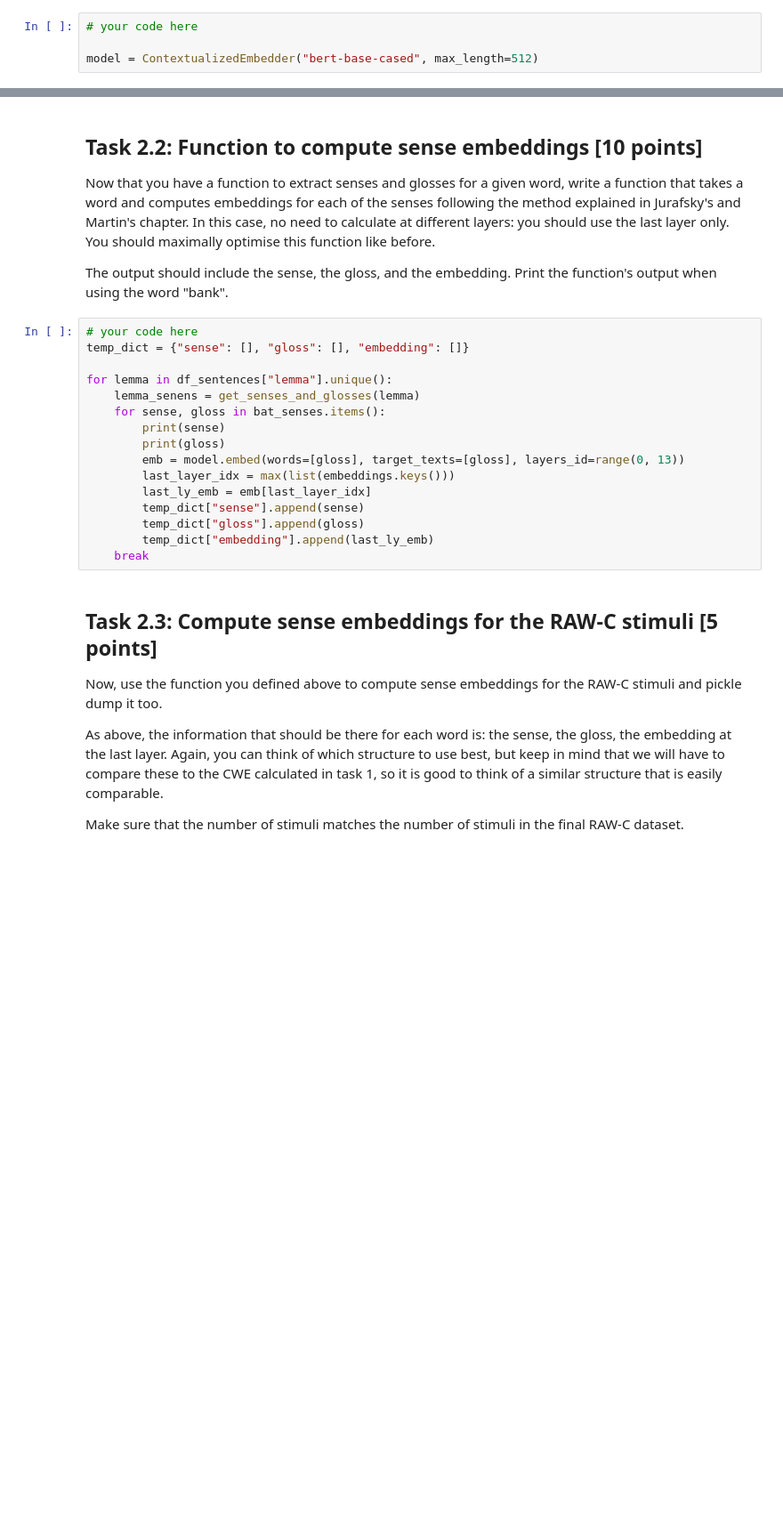
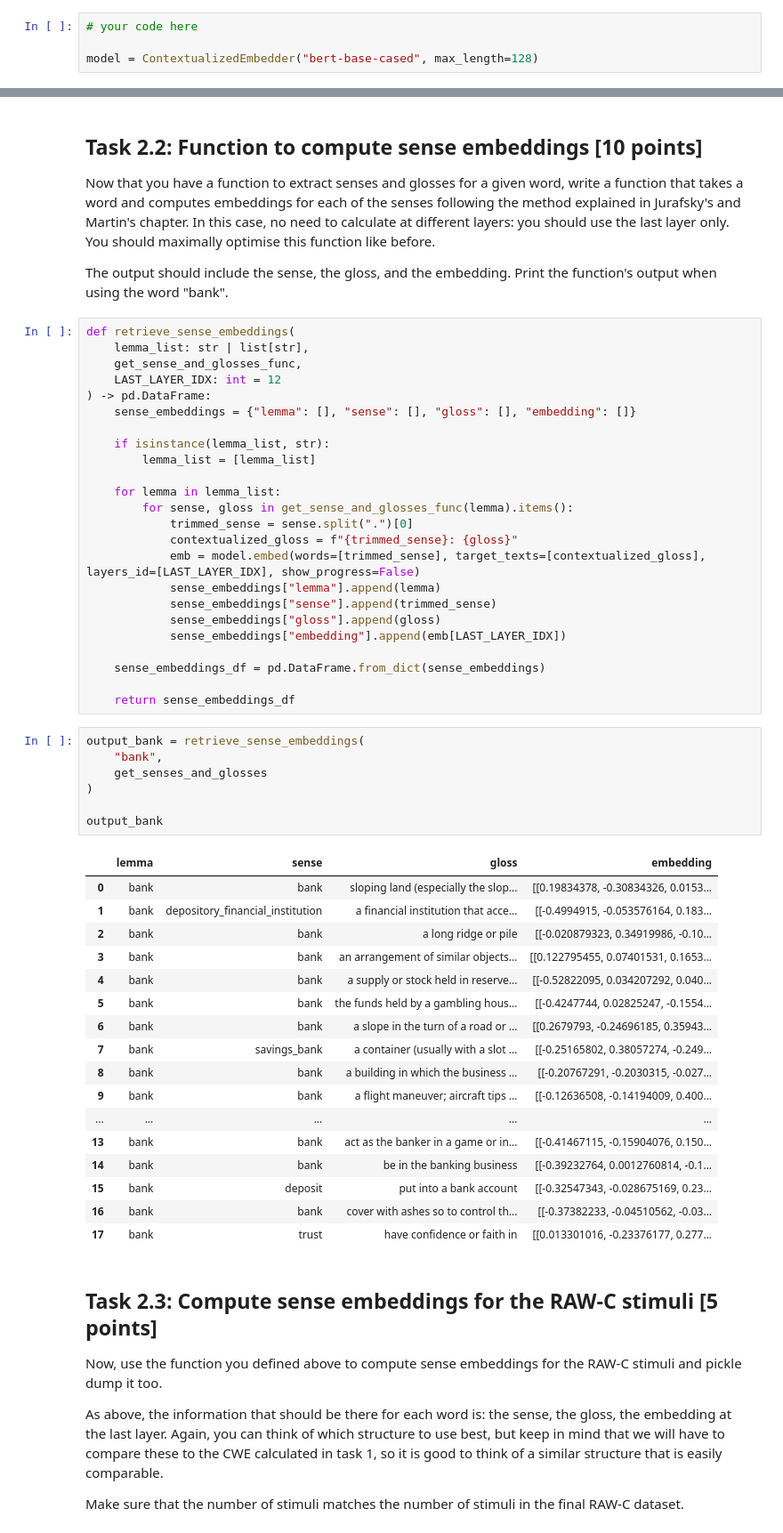
Before and after one commit to kazgar/comp_ling_assignment, a Jupyter notebook: compling26_assignment.ipynb, the cells around one changed output, grey strips where cells are left out. Shown at 89% size. Saved outputs shown, nothing was run; the diff lists cells and outputs as text; blank space fills up the shorter version.

```diff
--- a/compling26_assignment.ipynb
+++ b/compling26_assignment.ipynb
@@ -91,7 +105,7 @@ Now, test that everything works correctly by computing an embedding for the word
 # %%
 # your code here
 
-model = ContextualizedEmbedder("bert-base-cased", max_length=512)
+model = ContextualizedEmbedder("bert-base-cased", max_length=128)
 # %%
 embeddings = model.embed(
     words=["assignment"],
@@ -171,22 +199,55 @@ for sense, gloss in bat_senses.items():
 Now that you have a function to extract senses and glosses for a given word, write a function that takes a word and computes embeddings for each of the senses following the method explained in Jurafsky's and Martin's chapter. In this case, no need to calculate at different layers: you should use the last layer only. You should maximally optimise this function like before.
 
 The output should include the sense, the gloss, and the embedding. Print the function's output when using the word "bank".
-# %%
-# your code here
-temp_dict = {"sense": [], "gloss": [], "embedding": []}
-
-for lemma in df_sentences["lemma"].unique():
-    lemma_senens = get_senses_and_glosses(lemma)
-    for sense, gloss in bat_senses.items():
-        print(sense)
-        print(gloss)
-        emb = model.embed(words=[gloss], target_texts=[gloss], layers_id=range(0, 13))
-        last_layer_idx = max(list(embeddings.keys()))
-        last_ly_emb = emb[last_layer_idx]
-        temp_dict["sense"].append(sense)
-        temp_dict["gloss"].append(gloss)
-        temp_dict["embedding"].append(last_ly_emb)
-    break
+# %%
+def retrieve_sense_embeddings(
+    lemma_list: str | list[str],
+    get_sense_and_glosses_func,
+    LAST_LAYER_IDX: int = 12
+) -> pd.DataFrame:
+    sense_embeddings = {"lemma": [], "sense": [], "gloss": [], "embedding": []}
+
+    if isinstance(lemma_list, str):
+        lemma_list = [lemma_list]
+
+    for lemma in lemma_list:
+        for sense, gloss in get_sense_and_glosses_func(lemma).items():
+            trimmed_sense = sense.split(".")[0]
+            contextualized_gloss = f"{trimmed_sense}: {gloss}"
+            emb = model.embed(words=[trimmed_sense], target_texts=[contextualized_gloss], layers_id=[LAST_LAYER_IDX], show_progress=False)
+            sense_embeddings["lemma"].append(lemma)
+            sense_embeddings["sense"].append(trimmed_sense)
+            sense_embeddings["gloss"].append(gloss)
+            sense_embeddings["embedding"].append(emb[LAST_LAYER_IDX])
+
+    sense_embeddings_df = pd.DataFrame.from_dict(sense_embeddings)
+
+    return sense_embeddings_df
+# %%
+output_bank = retrieve_sense_embeddings(
+    "bank",
+    get_senses_and_glosses
+)
+
+output_bank
+# %% [output]
+|  | lemma | sense | gloss | embedding |
+| 0 | bank | bank | sloping land (especially the slop... | [[0.19834378, -0.30834326, 0.0153... |
+| 1 | bank | depository_financial_institution | a financial institution that acce... | [[-0.4994915, -0.053576164, 0.183... |
+| 2 | bank | bank | a long ridge or pile | [[-0.020879323, 0.34919986, -0.10... |
+| 3 | bank | bank | an arrangement of similar objects... | [[0.122795455, 0.07401531, 0.1653... |
+| 4 | bank | bank | a supply or stock held in reserve... | [[-0.52822095, 0.034207292, 0.040... |
+| 5 | bank | bank | the funds held by a gambling hous... | [[-0.4247744, 0.02825247, -0.1554... |
+| 6 | bank | bank | a slope in the turn of a road or ... | [[0.2679793, -0.24696185, 0.35943... |
+| 7 | bank | savings_bank | a container (usually with a slot ... | [[-0.25165802, 0.38057274, -0.249... |
+| 8 | bank | bank | a building in which the business ... | [[-0.20767291, -0.2030315, -0.027... |
+| 9 | bank | bank | a flight maneuver; aircraft tips ... | [[-0.12636508, -0.14194009, 0.400... |
+| ... | ... | ... | ... | ... |
+| 13 | bank | bank | act as the banker in a game or in... | [[-0.41467115, -0.15904076, 0.150... |
+| 14 | bank | bank | be in the banking business | [[-0.39232764, 0.0012760814, -0.1... |
+| 15 | bank | deposit | put into a bank account | [[-0.32547343, -0.028675169, 0.23... |
+| 16 | bank | bank | cover with ashes so to control th... | [[-0.37382233, -0.04510562, -0.03... |
+| 17 | bank | trust | have confidence or faith in | [[0.013301016, -0.23376177, 0.277... |
 # %% [markdown]
 ## Task 2.3: Compute sense embeddings for the RAW-C stimuli [5 points]
 
```
Also changed, not shown: parts of 8 cells of this notebook, 4 other files.
